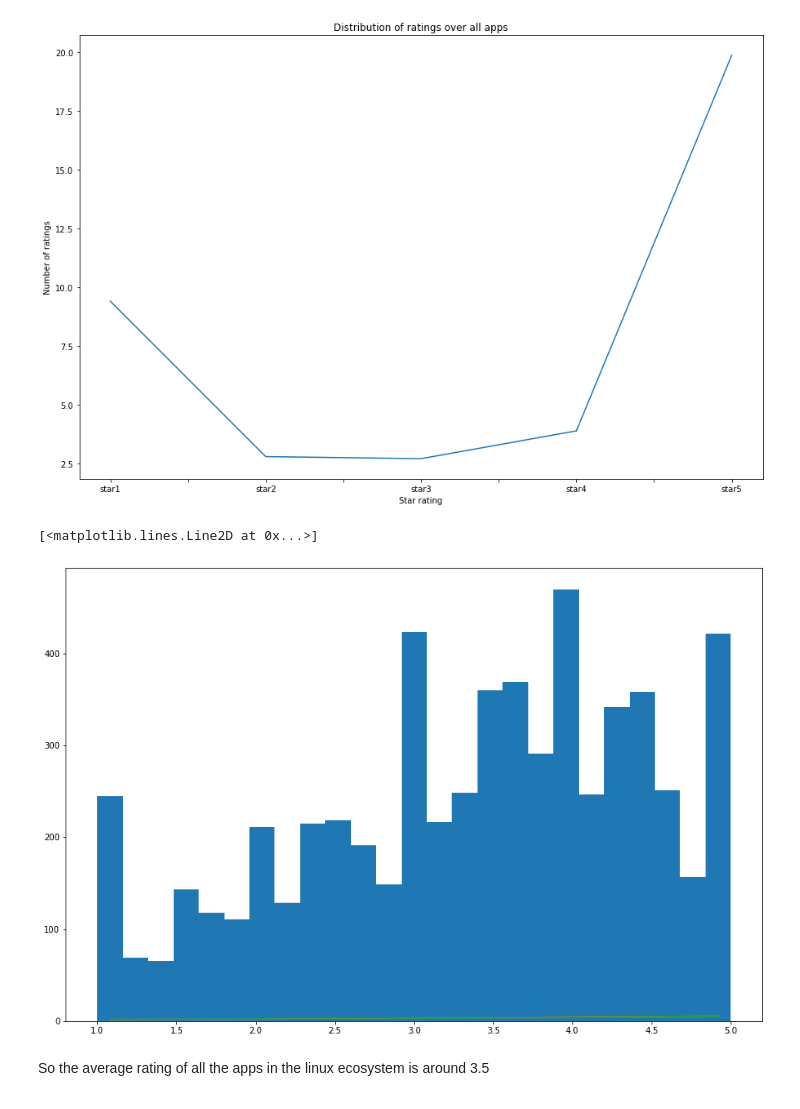
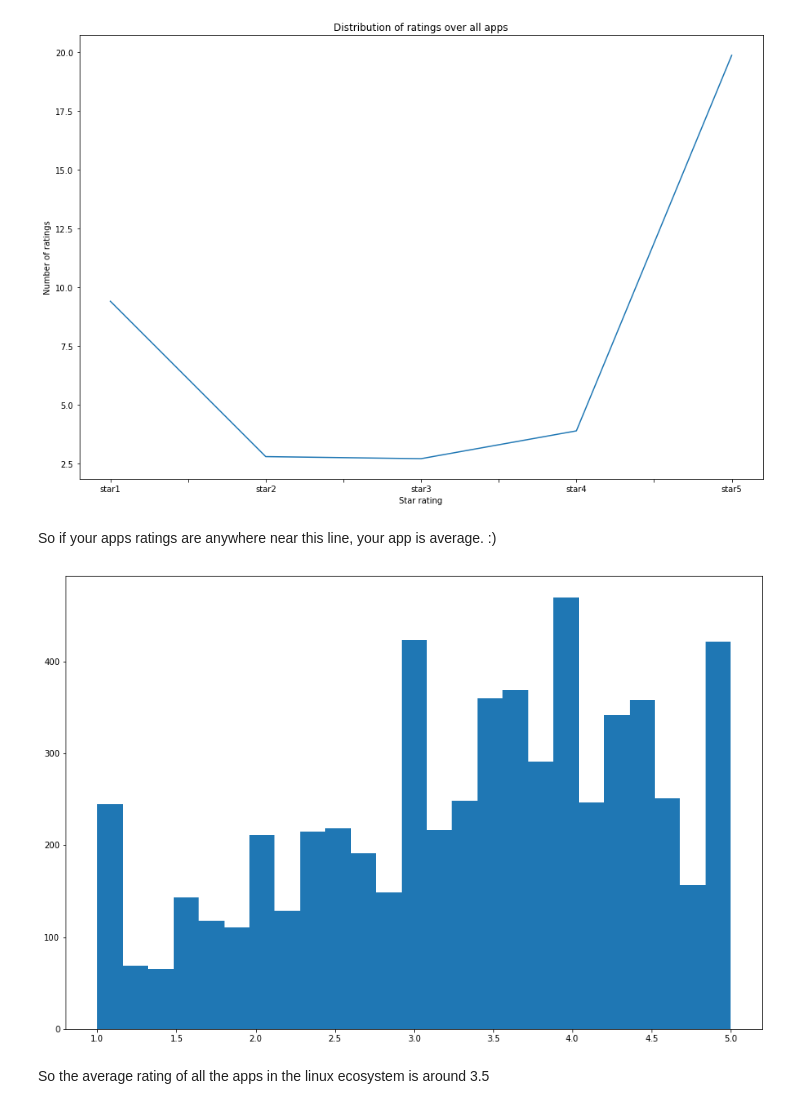
Before and after one commit to razzeee/app-reviews, a Jupyter notebook: stats.ipynb, the cells around one changed output. Cells and saved outputs as stored; diff of their text form; code cells hidden in the pictures.

```diff
--- a/stats.ipynb
+++ b/stats.ipynb
@@ -59,24 +67,16 @@ df[["star1", "star2", "star3", "star4", "star5"]].mean().plot(title="Distributio
 # %% [output]
 <AxesSubplot:title={'center':'Distribution of ratings over all apps'}, xlabel='Star rating', ylabel='Number of ratings'>
 [figure]
+# %% [markdown]
+So if your apps ratings are anywhere near this line, your app is average. :)
 # %%
 fig, ax = plt.subplots(figsize=(15, 10))
 
 n, bins, patches = ax.hist(x=df["star_average"], bins=25)
 
 group = df.groupby(pd.cut(df.star_average, bins))
-
-plot_centers = (bins [:-1] + bins [1:])/2
-plot_values = group.star_average.mean()
-plt.plot(plot_centers, plot_values)
-plt.plot(plot_centers, group.star_average.quantile(0.25))
-
-#ax.plot(bins, mean, kind="line")
-#ax.set_ylabel(r"Rating")
-#ax.set_title(r"Average number of ratings across all apps")
 # %% [output]
-[<matplotlib.lines.Line2D at 0x...>]
-[figure, old version]
+[figure, new version]
 # %% [markdown]
 So the average rating of all the apps in the linux ecosystem is around 3.5
 # %% [markdown]
```
Also changed, not shown: parts of 4 cells of this notebook.
